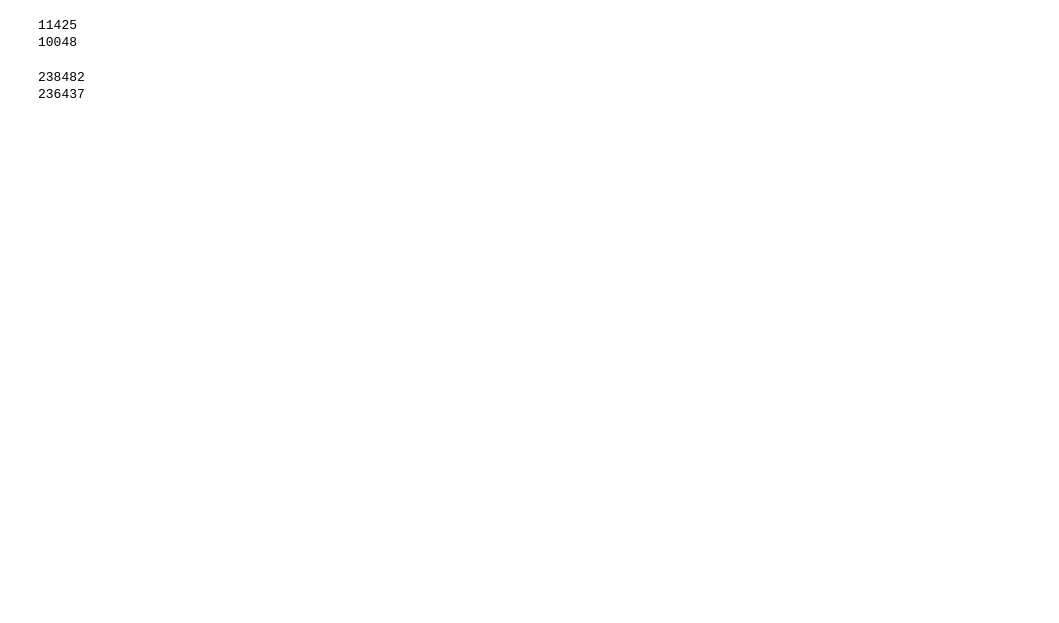
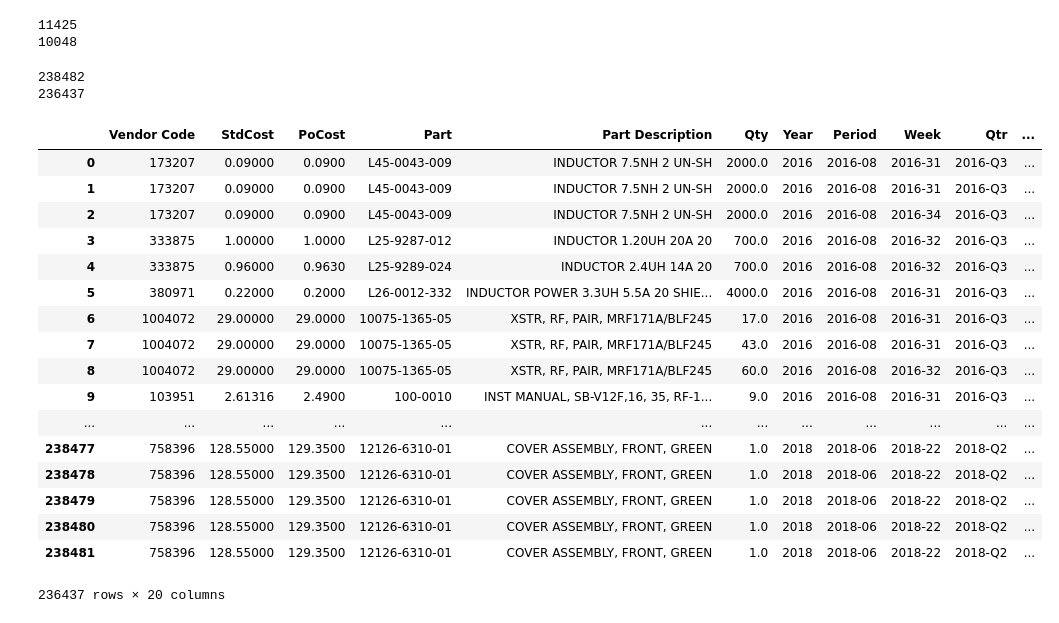
Before and after one commit to gnaven/Harris_Risk_Analysis, a Jupyter notebook: Harris Data/Data_cleaning.ipynb, the cells around one changed output. Cells and saved outputs as stored; diff of their text form; code cells hidden in the pictures; blank space fills up the shorter version.

```diff
--- a/Harris Data/Data_cleaning.ipynb
+++ b/Harris Data/Data_cleaning.ipynb
@@ -129,12 +63,29 @@ sc.to_excel('Scorecard_cleaned.xlsx', index= False)
 11425
 10048
 # %%
-#pt = pd.read_excel('PurchasingTool FY16-FY18(3).xlsx')
+pt = pd.read_excel('PurchasingTool FY16-FY18(3).xlsx')
 print(len(pt))
 #Nulls are too common in SupplierClassification to drop based on them.
 pt = pt.dropna(subset=[col for col in pt.columns if col != 'SupplierClassification'])
 print(len(pt))
-pt.to_excel('PurchasingTool_cleaned.xlsx', index= False)
 # %% [output]
 238482
 236437
+|  | Vendor Code | StdCost | PoCost | Part | Part Description | Qty | Year | Period | Week | Qtr | ... |
+| 0 | 173207 | 0.09000 | 0.0900 | L45-0043-009 | INDUCTOR 7.5NH 2 UN-SH | 2000.0 | 2016 | 2016-08 | 2016-31 | 2016-Q3 | ... |
+| 1 | 173207 | 0.09000 | 0.0900 | L45-0043-009 | INDUCTOR 7.5NH 2 UN-SH | 2000.0 | 2016 | 2016-08 | 2016-31 | 2016-Q3 | ... |
+| 2 | 173207 | 0.09000 | 0.0900 | L45-0043-009 | INDUCTOR 7.5NH 2 UN-SH | 2000.0 | 2016 | 2016-08 | 2016-34 | 2016-Q3 | ... |
+| 3 | 333875 | 1.00000 | 1.0000 | L25-9287-012 | INDUCTOR 1.20UH 20A 20 | 700.0 | 2016 | 2016-08 | 2016-32 | 2016-Q3 | ... |
+| 4 | 333875 | 0.96000 | 0.9630 | L25-9289-024 | INDUCTOR 2.4UH 14A 20 | 700.0 | 2016 | 2016-08 | 2016-32 | 2016-Q3 | ... |
+| 5 | 380971 | 0.22000 | 0.2000 | L26-0012-332 | INDUCTOR POWER 3.3UH 5.5A 20 SHIE... | 4000.0 | 2016 | 2016-08 | 2016-31 | 2016-Q3 | ... |
+| 6 | 1004072 | 29.00000 | 29.0000 | 10075-1365-05 | XSTR, RF, PAIR, MRF171A/BLF245 | 17.0 | 2016 | 2016-08 | 2016-31 | 2016-Q3 | ... |
+| 7 | 1004072 | 29.00000 | 29.0000 | 10075-1365-05 | XSTR, RF, PAIR, MRF171A/BLF245 | 43.0 | 2016 | 2016-08 | 2016-31 | 2016-Q3 | ... |
+| 8 | 1004072 | 29.00000 | 29.0000 | 10075-1365-05 | XSTR, RF, PAIR, MRF171A/BLF245 | 60.0 | 2016 | 2016-08 | 2016-32 | 2016-Q3 | ... |
+| 9 | 103951 | 2.61316 | 2.4900 | 100-0010 | INST MANUAL, SB-V12F,16, 35, RF-1... | 9.0 | 2016 | 2016-08 | 2016-31 | 2016-Q3 | ... |
+| ... | ... | ... | ... | ... | ... | ... | ... | ... | ... | ... | ... |
+| 238477 | 758396 | 128.55000 | 129.3500 | 12126-6310-01 | COVER ASSEMBLY, FRONT, GREEN | 1.0 | 2018 | 2018-06 | 2018-22 | 2018-Q2 | ... |
+| 238478 | 758396 | 128.55000 | 129.3500 | 12126-6310-01 | COVER ASSEMBLY, FRONT, GREEN | 1.0 | 2018 | 2018-06 | 2018-22 | 2018-Q2 | ... |
+| 238479 | 758396 | 128.55000 | 129.3500 | 12126-6310-01 | COVER ASSEMBLY, FRONT, GREEN | 1.0 | 2018 | 2018-06 | 2018-22 | 2018-Q2 | ... |
+| 238480 | 758396 | 128.55000 | 129.3500 | 12126-6310-01 | COVER ASSEMBLY, FRONT, GREEN | 1.0 | 2018 | 2018-06 | 2018-22 | 2018-Q2 | ... |
+| 238481 | 758396 | 128.55000 | 129.3500 | 12126-6310-01 | COVER ASSEMBLY, FRONT, GREEN | 1.0 | 2018 | 2018-06 | 2018-22 | 2018-Q2 | ... |
+236437 rows × 20 columns
```
Also changed, not shown: parts of 10 cells of this notebook, 26 other files.
